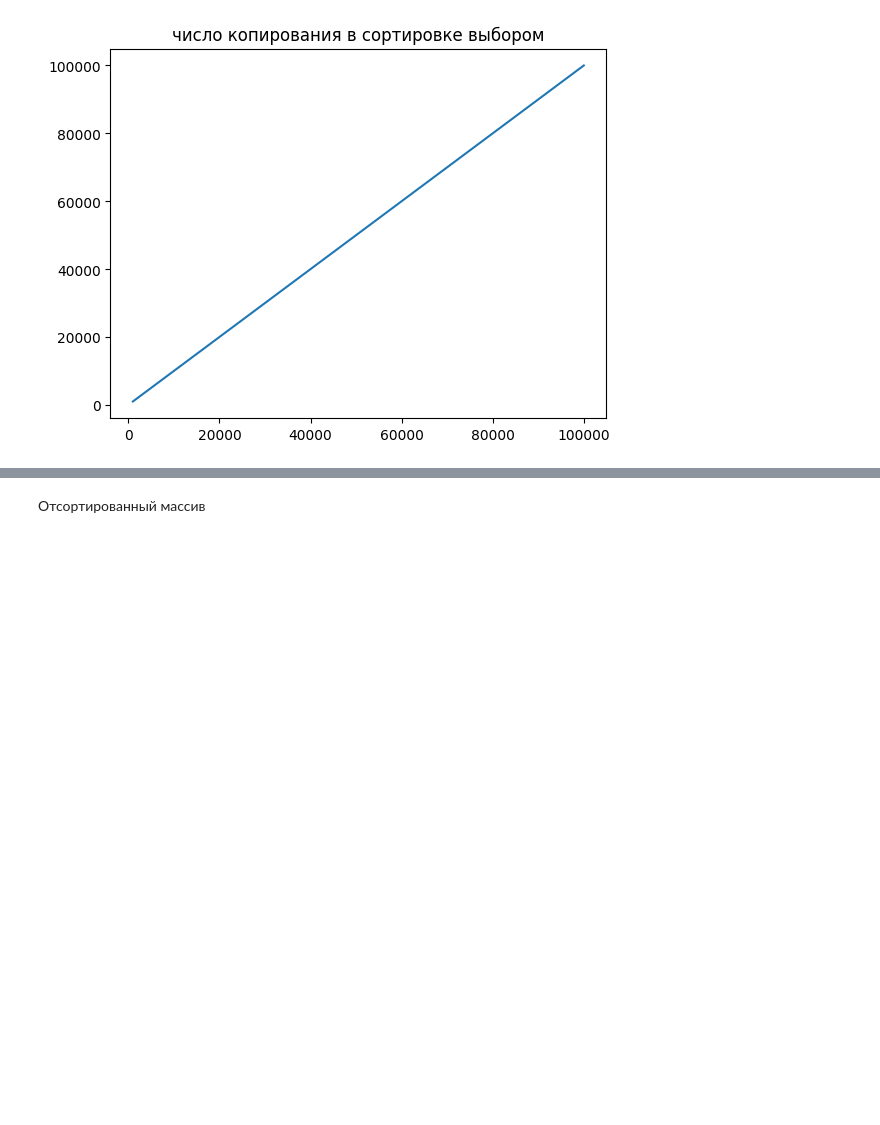
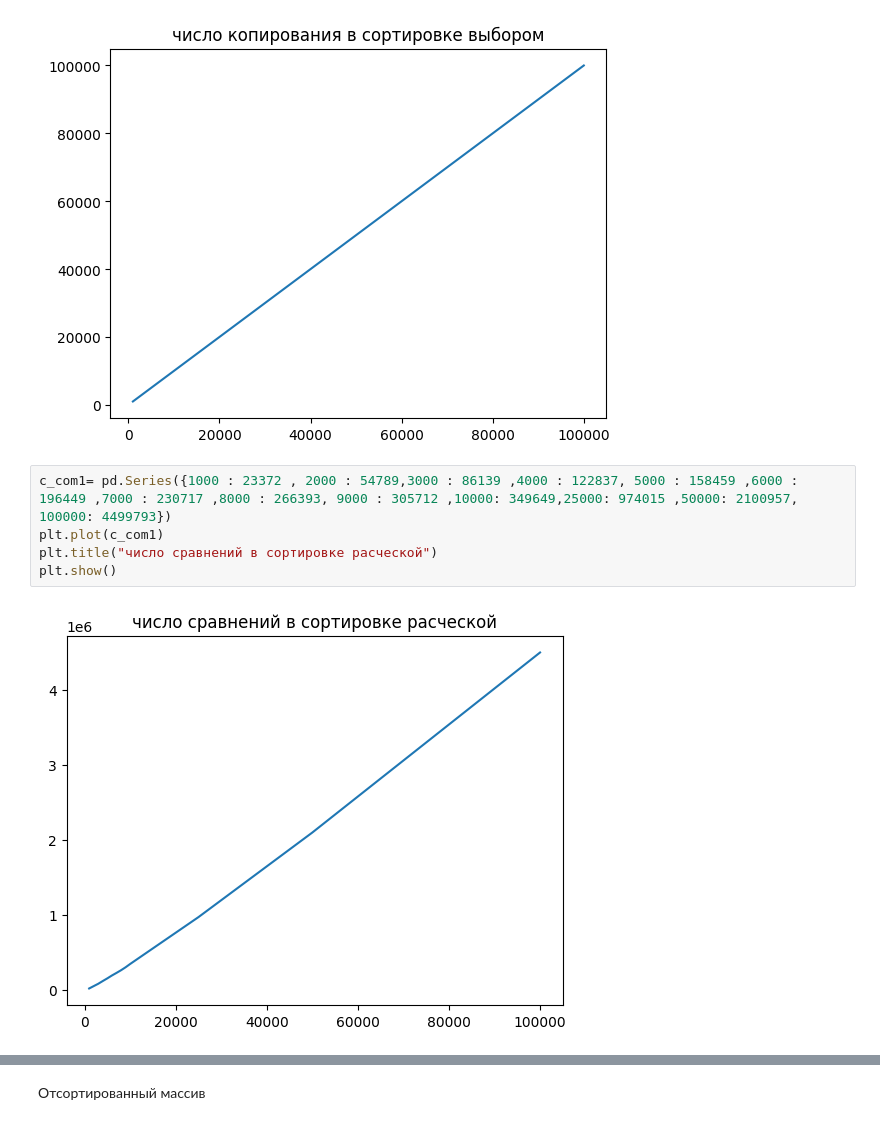
Before and after one commit to negniy/aisd-2.2, a Jupyter notebook: graf.ipynb, the cells around one changed output, grey strips where cells are left out. Drawn from its saved outputs; the diff is of its cells as text; blank space fills up the shorter version.

```diff
--- a/graf.ipynb
+++ b/graf.ipynb
@@ -31,3 +31,10 @@ plt.title("число копирования в сортировке выбор
 plt.show()
 # %% [output]
 [figure]
+# %%
+c_com1= pd.Series({1000 : 23372 , 2000 : 54789,3000 : 86139 ,4000 : 122837, 5000 : 158459 ,6000 : 196449 ,7000 : 230717 ,8000 : 266393, 9000 : 305712 ,10000: 349649,25000: 974015 ,50000: 2100957, 100000: 4499793})
+plt.plot(c_com1)
+plt.title("число сравнений в сортировке расческой")
+plt.show()
+# %% [output]
+[figure, added]
```
Also changed, not shown: parts of 8 cells of this notebook, 1 other file.
